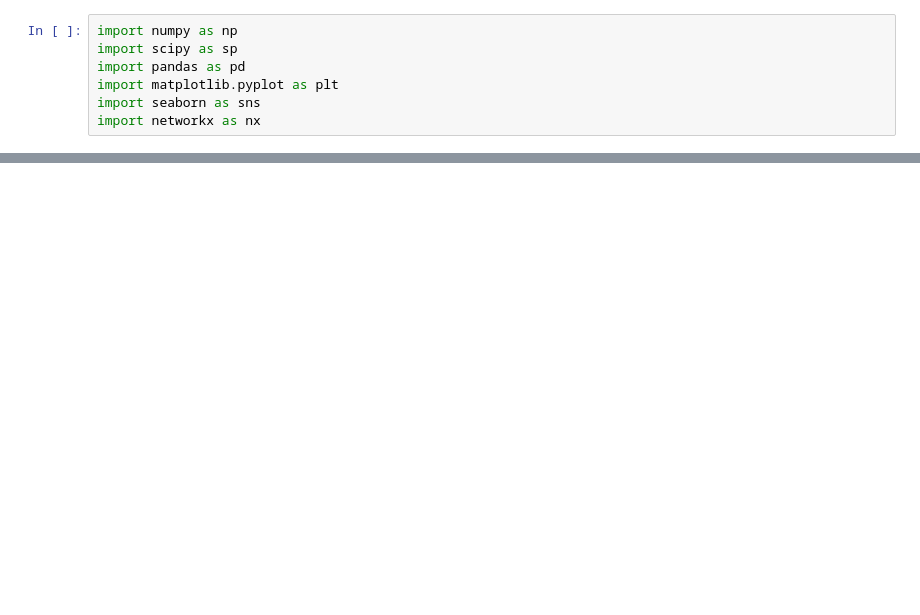
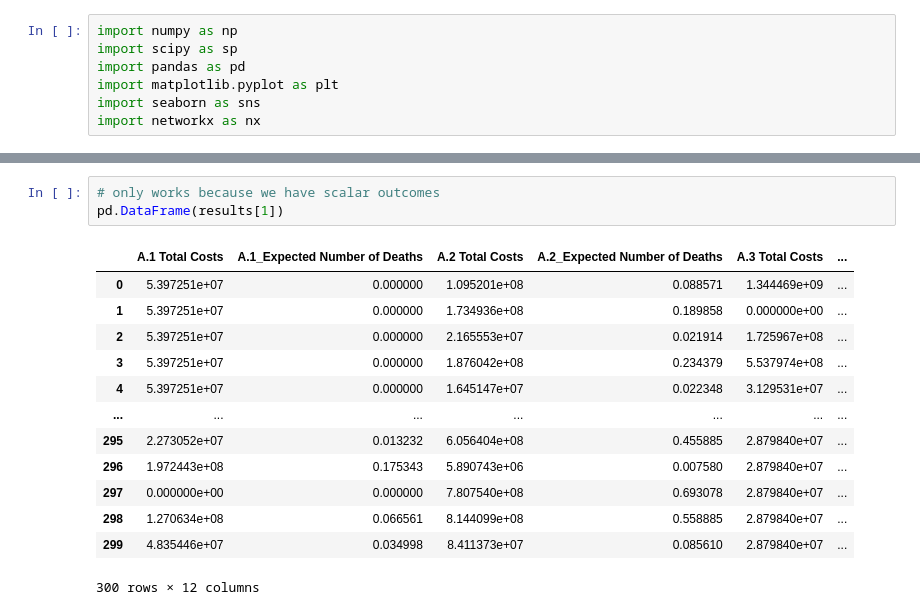
Before and after one commit to quaquel/epa141A_open, a Jupyter notebook: final assignment/Problem Formulations.ipynb, the cells around one changed output, grey strips where cells are left out. Saved outputs shown, nothing was run; the diff lists cells and outputs as text; blank space fills up the shorter version.

```diff
--- a/final assignment/Problem Formulations.ipynb
+++ b/final assignment/Problem Formulations.ipynb
@@ -193,0 +195,17 @@ with MultiprocessingEvaluator(dike_model) as evaluator:
+# %%
+# only works because we have scalar outcomes
+pd.DataFrame(results[1])
+# %% [output]
+|  | A.1 Total Costs | A.1_Expected Number of Deaths | A.2 Total Costs | A.2_Expected Number of Deaths | A.3 Total Costs | ... |
+| 0 | 5.397251e+07 | 0.000000 | 1.095201e+08 | 0.088571 | 1.344469e+09 | ... |
+| 1 | 5.397251e+07 | 0.000000 | 1.734936e+08 | 0.189858 | 0.000000e+00 | ... |
+| 2 | 5.397251e+07 | 0.000000 | 2.165553e+07 | 0.021914 | 1.725967e+08 | ... |
+| 3 | 5.397251e+07 | 0.000000 | 1.876042e+08 | 0.234379 | 5.537974e+08 | ... |
+| 4 | 5.397251e+07 | 0.000000 | 1.645147e+07 | 0.022348 | 3.129531e+07 | ... |
+| ... | ... | ... | ... | ... | ... | ... |
+| 295 | 2.273052e+07 | 0.013232 | 6.056404e+08 | 0.455885 | 2.879840e+07 | ... |
+| 296 | 1.972443e+08 | 0.175343 | 5.890743e+06 | 0.007580 | 2.879840e+07 | ... |
+| 297 | 0.000000e+00 | 0.000000 | 7.807540e+08 | 0.693078 | 2.879840e+07 | ... |
+| 298 | 1.270634e+08 | 0.066561 | 8.144099e+08 | 0.558885 | 2.879840e+07 | ... |
+| 299 | 4.835446e+07 | 0.034998 | 8.411373e+07 | 0.085610 | 2.879840e+07 | ... |
+300 rows × 12 columns
```
Also changed, not shown: parts of 12 cells of this notebook, 3 other files.
